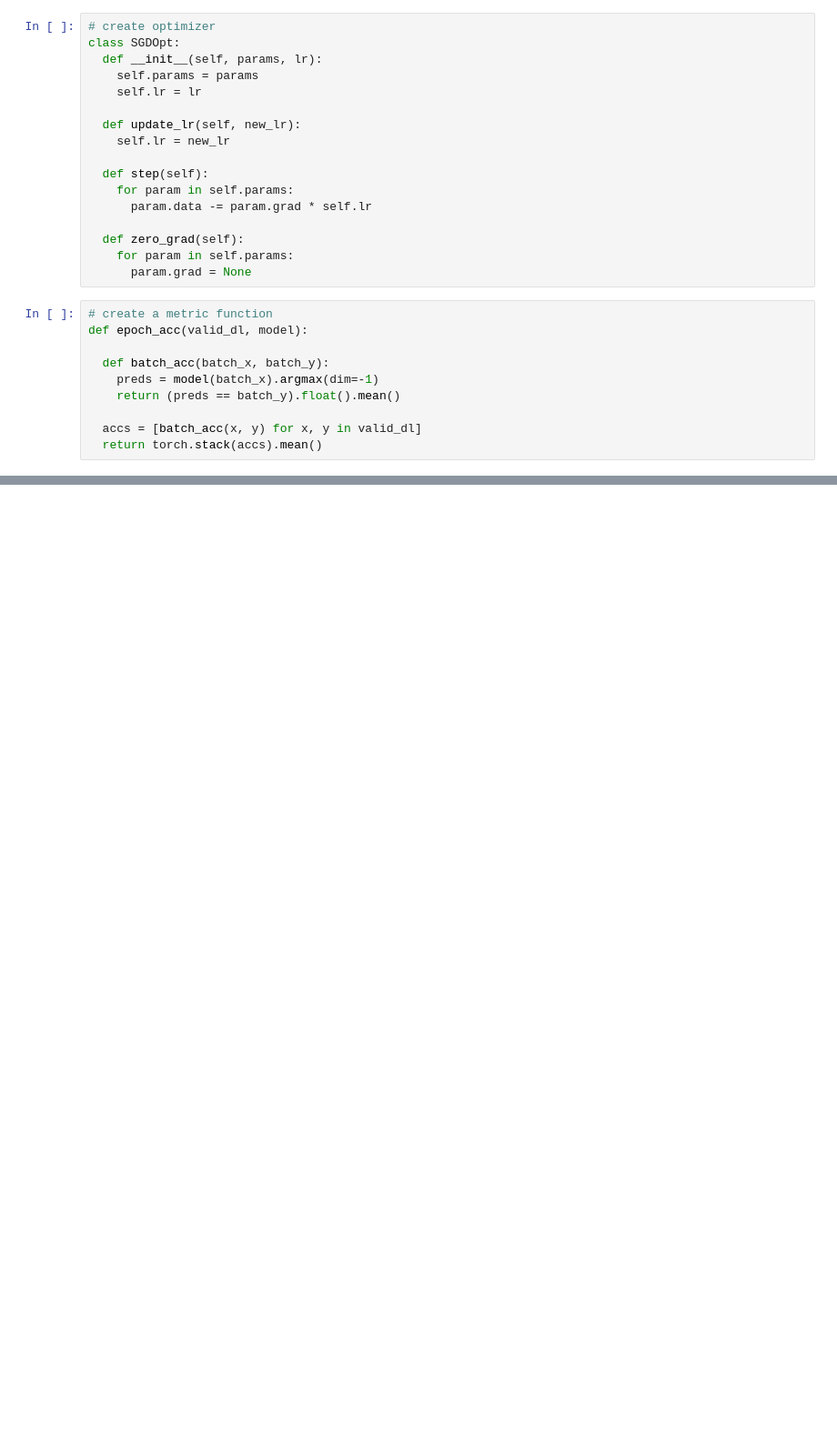
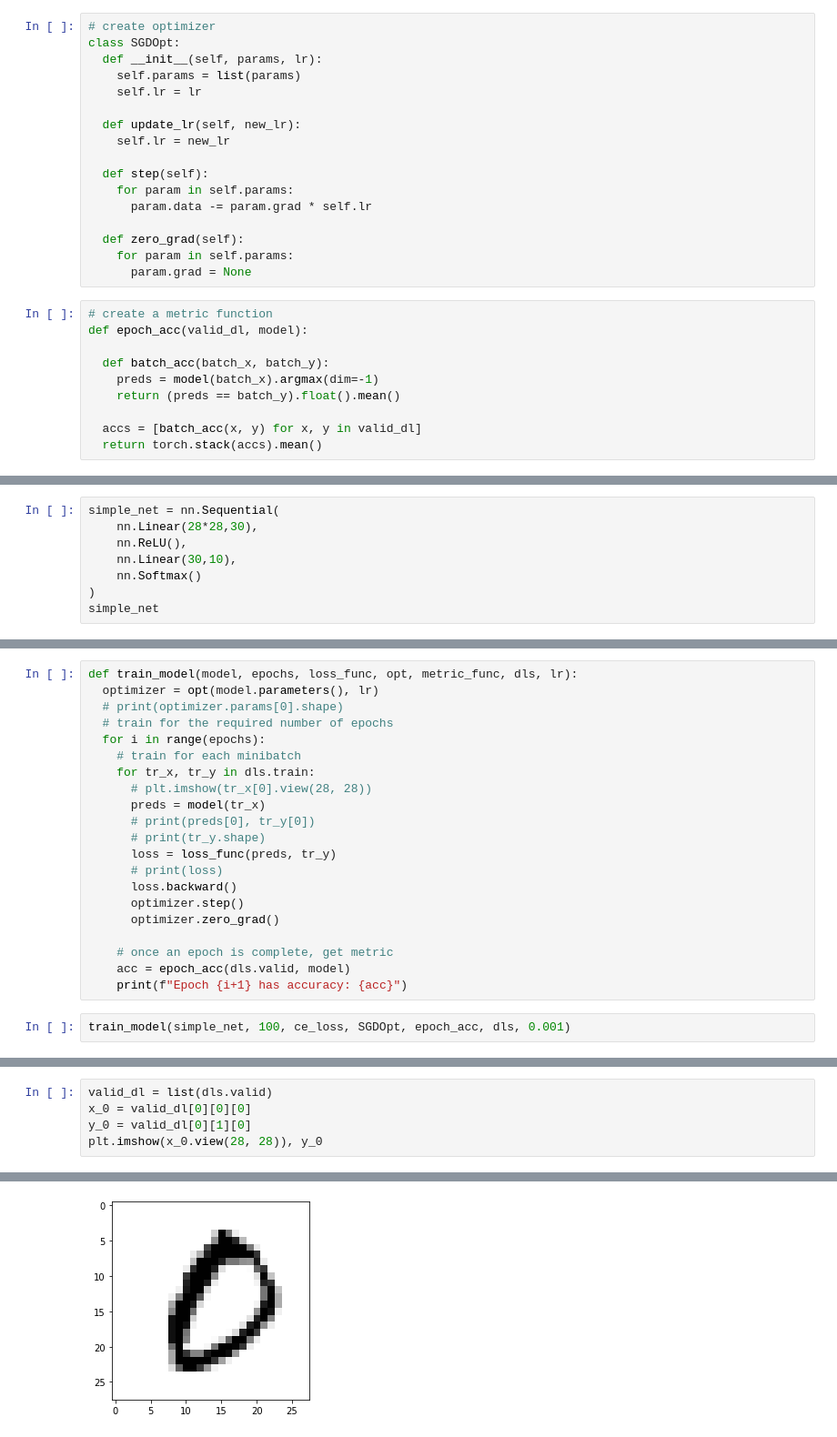
Before and after one commit to Nick-palmar/fast_book, a Jupyter notebook: 04_mnist_full.ipynb, the cells around one changed output, grey strips where cells are left out. Shown at 91% size. Drawn from its saved outputs; the diff is of its cells as text; blank space fills up the shorter version.

Commit message:
finish deep learning model with full mnist

```diff
--- a/04_mnist_full.ipynb
+++ b/04_mnist_full.ipynb
@@ -154,7 +157,7 @@ ce_loss(sample_acts, sample_targ), nn.CrossEntropyLoss()(sample_acts, sample_tar
 # create optimizer
 class SGDOpt:
   def __init__(self, params, lr):
-    self.params = params
+    self.params = list(params)
     self.lr = lr
 
   def update_lr(self, new_lr):
@@ -179,0 +206,8 @@ def epoch_acc(valid_dl, model):
+# %%
+simple_net = nn.Sequential(
+    nn.Linear(28*28,30),
+    nn.ReLU(),
+    nn.Linear(30,10),
+    nn.Softmax()
+)
+simple_net
@@ -179,0 +225,23 @@ def epoch_acc(valid_dl, model):
+# %%
+def train_model(model, epochs, loss_func, opt, metric_func, dls, lr):
+  optimizer = opt(model.parameters(), lr)
+  # print(optimizer.params[0].shape)
+  # train for the required number of epochs
+  for i in range(epochs):
+    # train for each minibatch
+    for tr_x, tr_y in dls.train:
+      # plt.imshow(tr_x[0].view(28, 28))
+      preds = model(tr_x)
+      # print(preds[0], tr_y[0])
+      # print(tr_y.shape)
+      loss = loss_func(preds, tr_y)
+      # print(loss)
+      loss.backward()
+      optimizer.step()
+      optimizer.zero_grad()
+
+    # once an epoch is complete, get metric
+    acc = epoch_acc(dls.valid, model)
+    print(f"Epoch {i+1} has accuracy: {acc}")
+# %%
+train_model(simple_net, 100, ce_loss, SGDOpt, epoch_acc, dls, 0.001)
@@ -179,0 +275,6 @@ def epoch_acc(valid_dl, model):
+# %%
+valid_dl = list(dls.valid)
+x_0 = valid_dl[0][0][0]
+y_0 = valid_dl[0][1][0]
+plt.imshow(x_0.view(28, 28)), y_0
+# %% [output]
@@ -179,0 +282 @@ def epoch_acc(valid_dl, model):
+[figure, added]
```
Also changed, not shown: parts of 35 cells of this notebook.
